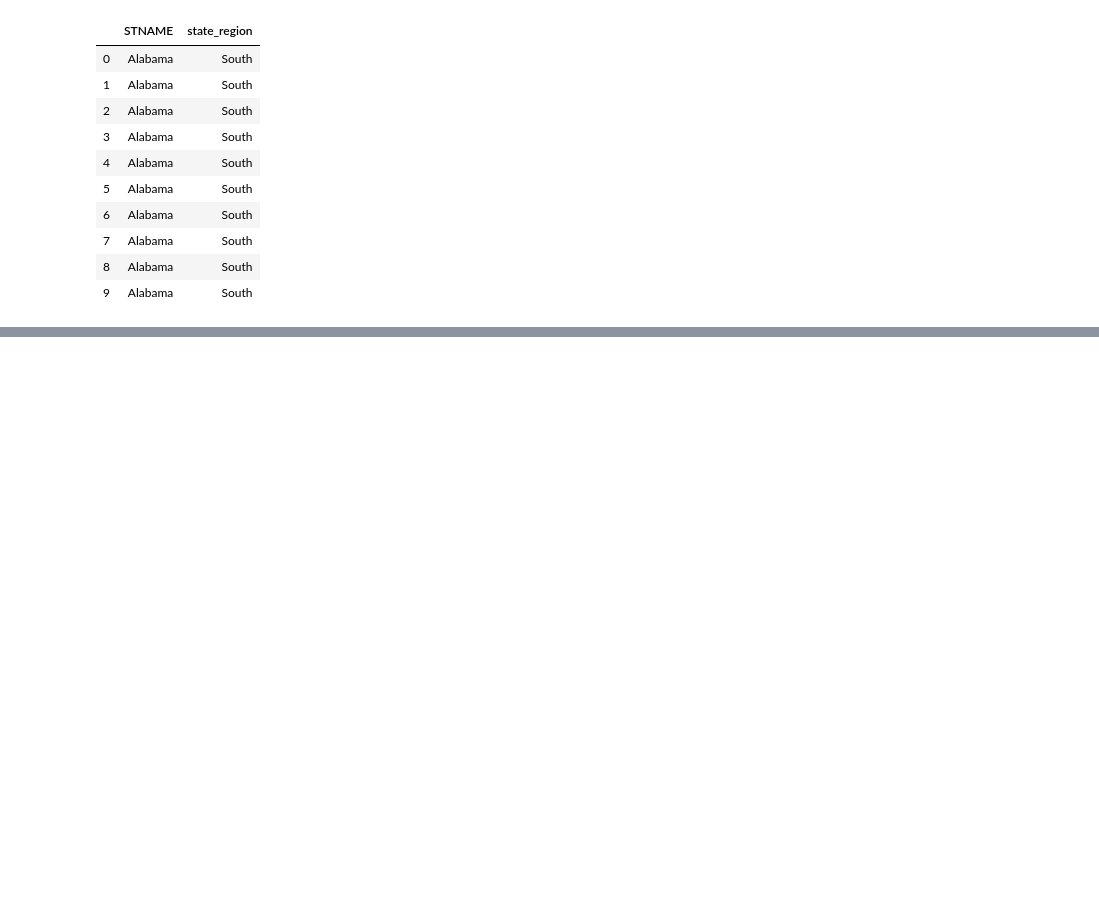
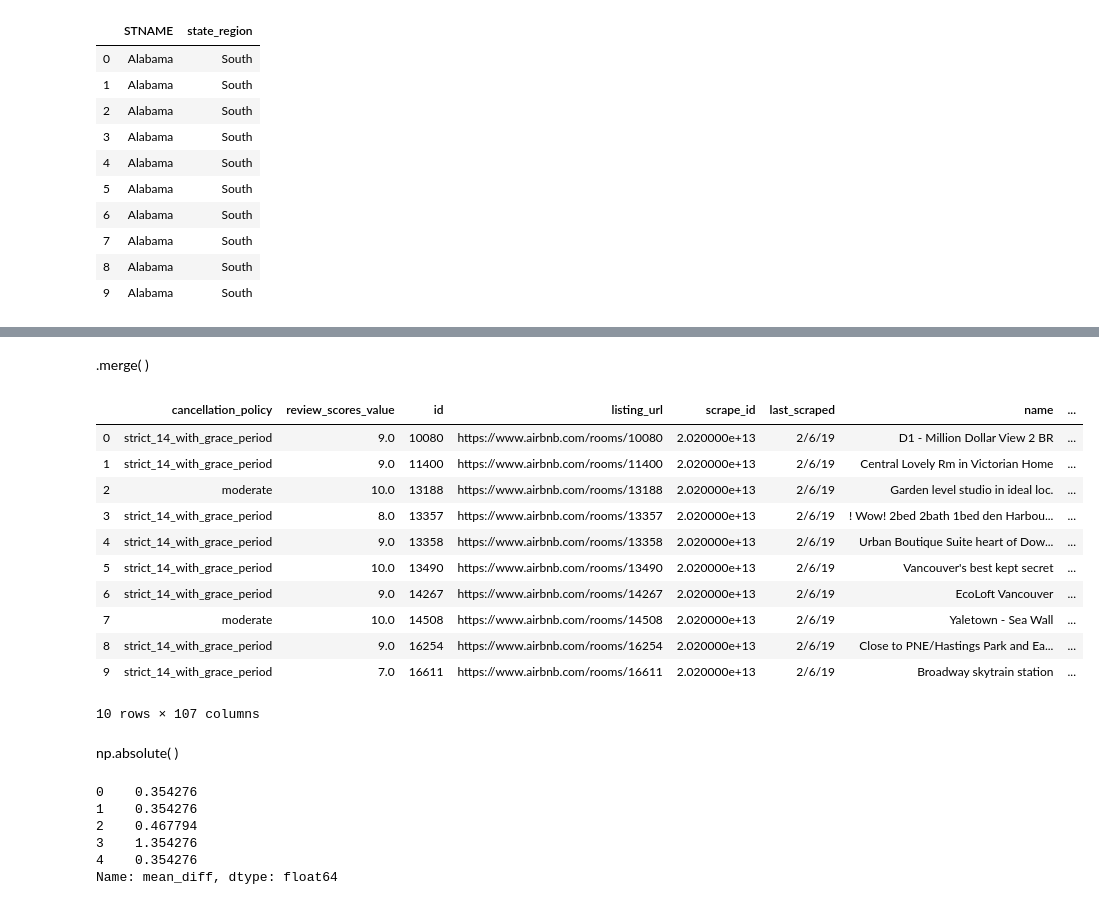
Before and after one commit to timmyang/Python_for_Everybody_Specialization, a Jupyter notebook: 5_Introduction_to_Data_Science_in_Python/3_More_Data_Processing_with_Pandas.ipynb, the cells around one changed output, grey strips where cells are left out. Drawn from its saved outputs; the diff is of its cells as text; code cells hidden in the pictures; blank space fills up the shorter version.

```diff
--- a/5_Introduction_to_Data_Science_in_Python/3_More_Data_Processing_with_Pandas.ipynb
+++ b/5_Introduction_to_Data_Science_in_Python/3_More_Data_Processing_with_Pandas.ipynb
@@ -421,0 +501,6 @@ df[['STNAME', 'state_region']].head(10)
+# %%
+# print(df['cancellation_policy'])
+# print(df['review_scores_value'])
+
+df = df.set_index(['cancellation_policy', 'review_scores_value'])
+df.iloc[1:10, 1:5]
@@ -421,0 +561,4 @@ df[['STNAME', 'state_region']].head(10)
+# %%
+df = df.reset_index()
+
+df.groupby('cancellation_policy').agg({'review_scores_value': np.average})
@@ -421,0 +598,5 @@ df[['STNAME', 'state_region']].head(10)
+# %%
+cols = ['cancellation_policy', 'review_scores_value']
+
+transform_df = df[cols].groupby('cancellation_policy').transform(np.nanmean)
+transform_df.head(10)    # preserves the original index order from the pre-grouping state
@@ -421,0 +617,4 @@ df[['STNAME', 'state_region']].head(10)
+# %%
+# renaming the column in the transformed version
+transform_df.rename({'review_scores_value': 'mean_review_socres'}, axis = 'columns', inplace = True)
+transform_df.head(10)
@@ -421,0 +633,33 @@ df[['STNAME', 'state_region']].head(10)
+# %% [markdown]
+.merge( )
+# %%
+# df's index and transform_df's index are the same. So we merge on them
+df = df.merge(transform_df, left_index = True, right_index = True)
+df.iloc[:10]
+# %% [output]
+|  | cancellation_policy | review_scores_value | id | listing_url | scrape_id | last_scraped | name | ... |
+| 0 | strict_14_with_grace_period | 9.0 | 10080 | https://www.airbnb.com/rooms/10080 | 2.020000e+13 | 2/6/19 | D1 - Million Dollar View 2 BR | ... |
+| 1 | strict_14_with_grace_period | 9.0 | 11400 | https://www.airbnb.com/rooms/11400 | 2.020000e+13 | 2/6/19 | Central Lovely Rm in Victorian Home | ... |
+| 2 | moderate | 10.0 | 13188 | https://www.airbnb.com/rooms/13188 | 2.020000e+13 | 2/6/19 | Garden level studio in ideal loc. | ... |
+| 3 | strict_14_with_grace_period | 8.0 | 13357 | https://www.airbnb.com/rooms/13357 | 2.020000e+13 | 2/6/19 | ! Wow! 2bed 2bath 1bed den Harbou... | ... |
+| 4 | strict_14_with_grace_period | 9.0 | 13358 | https://www.airbnb.com/rooms/13358 | 2.020000e+13 | 2/6/19 | Urban Boutique Suite heart of Dow... | ... |
+| 5 | strict_14_with_grace_period | 10.0 | 13490 | https://www.airbnb.com/rooms/13490 | 2.020000e+13 | 2/6/19 | Vancouver's best kept secret | ... |
+| 6 | strict_14_with_grace_period | 9.0 | 14267 | https://www.airbnb.com/rooms/14267 | 2.020000e+13 | 2/6/19 | EcoLoft Vancouver | ... |
+| 7 | moderate | 10.0 | 14508 | https://www.airbnb.com/rooms/14508 | 2.020000e+13 | 2/6/19 | Yaletown - Sea Wall | ... |
+| 8 | strict_14_with_grace_period | 9.0 | 16254 | https://www.airbnb.com/rooms/16254 | 2.020000e+13 | 2/6/19 | Close to PNE/Hastings Park and Ea... | ... |
+| 9 | strict_14_with_grace_period | 7.0 | 16611 | https://www.airbnb.com/rooms/16611 | 2.020000e+13 | 2/6/19 | Broadway skytrain station | ... |
+10 rows × 107 columns
+# %% [markdown]
+np.absolute( )
+# %%
+# So now we could create, for instance, the difference between a given row and
+# its group (cancellation policy) means.
+df['mean_diff'] = np.absolute(df['review_scores_value'] - df['mean_review_socres'])
+df['mean_diff'].head()
+# %% [output]
+0    0.354276
+1    0.354276
+2    0.467794
+3    1.354276
+4    0.354276
+Name: mean_diff, dtype: float64
```
Also changed, not shown: parts of 29 cells of this notebook, 3 other files.
